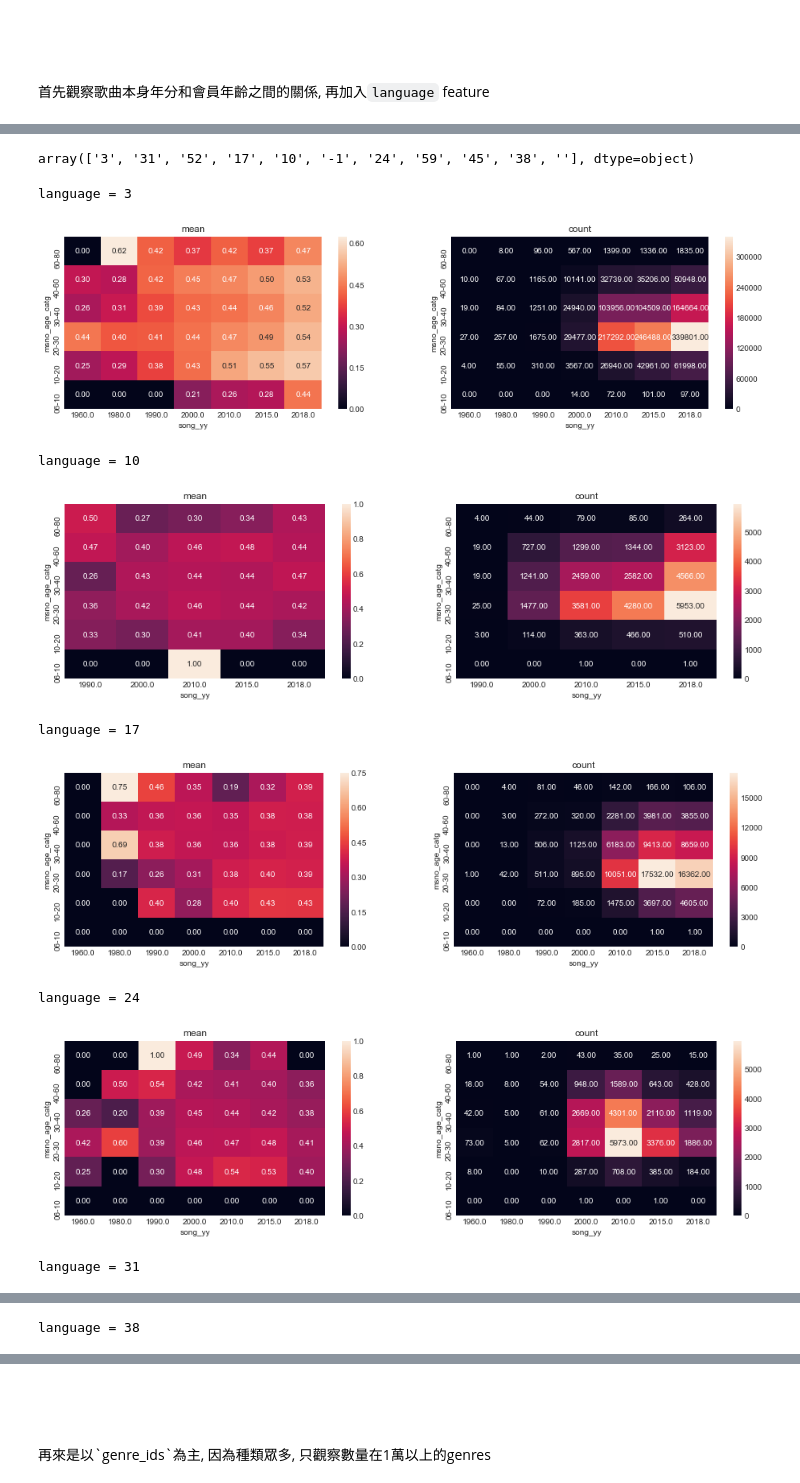
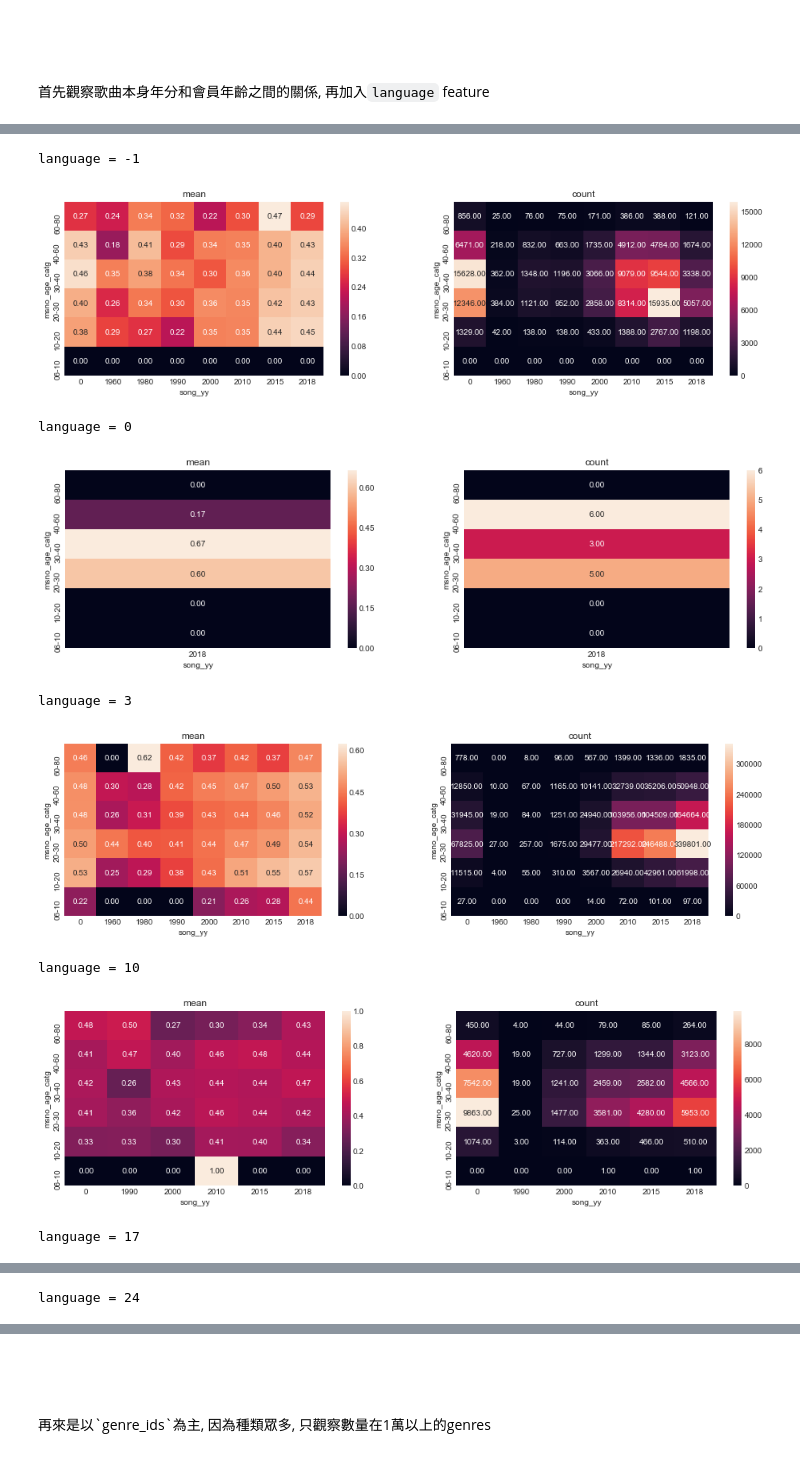
Before and after one commit to CloudMile/ml-specialized, a Jupyter notebook: kkbox/kkbox.ipynb, the cells around one changed output, grey strips where cells are left out. Drawn from its saved outputs; the diff is of its cells as text; code cells hidden in the pictures.

```diff
--- a/kkbox/kkbox.ipynb
+++ b/kkbox/kkbox.ipynb
@@ -164,6 +157,6 @@ songs['song_yy'] = (songs.isrc.str.slice(5, 7)
 age_bins = pd.Series([0, 1960, 1980, 1990, 2000, 2010, 2015])
 age_map = pd.Series([0, 1960, 1980, 1990, 2000, 2010, 2015, 2018])
 songs['song_yy'] = (pd.Series(np.digitize(songs.song_yy.fillna(-1), age_bins))
-                      .map(age_map))
+                      .map(age_map).map(str))
 del song_extra_info
 # %% [output]
@@ -208,7 +201,10 @@ stats.head()
 # %%
-ytick = ['06-10', '10-20', '20-30', '30-40', '40-60', '60-80']
-ytick.reverse()
+age_tick = ['06-10', '10-20', '20-30', '30-40', '40-60', '60-80']
+age_tick.reverse()
 
-chop = stats.query("song_yy > 0 and msno_age_catg != '' and language != '-1' and language != ''")
-utils_nb.heatmap(chop, 'msno_age_catg', 'song_yy', annot=False, ytick=ytick)
+# chop = stats.query("song_yy != '0' and msno_age_catg != '' and "
+#                    "language != '-1' and language != '0' and "
+#                    "genre_ids != ''")
+chop = stats.query("msno_age_catg != ''")
+utils_nb.heatmap(chop, 'msno_age_catg', 'song_yy', annot=True, ytick=age_tick, fmt='.1f')
 # %% [output]
@@ -237,18 +234,14 @@ utils_nb.heatmap(chop, 'msno_age_catg', 'language', annot=False,
-# %%
-songs.language.unique()
-# %% [output]
-array(['3', '31', '52', '17', '10', '-1', '24', '59', '45', '38', ''], dtype=object)
 # %%
-for lan in ('3', '10', '17', '24',  '31', '38', '45', '52', '59'):
+for lan in ('-1', '0', '3', '10', '17', '24',  '31', '38', '45', '52', '59'):
     print(f'language = {lan}')
-    utils_nb.heatmap(chop.query(f"language == '{lan}'"), 'msno_age_catg', 'song_yy', annot=True, ytick=ytick, fmt='.2f')
+    utils_nb.heatmap(chop.query(f"language == '{lan}'"), 'msno_age_catg', 'song_yy', annot=True, ytick=age_tick, fmt='.2f')
 # %% [output]
-language = 3
+language = -1
-[figure, old version]
+[figure, new version]
-language = 10
+language = 0
-[figure, old version]
+[figure, new version]
-language = 17
+language = 3
-[figure, old version]
+[figure, new version]
-language = 24
+language = 10
-[figure, old version]
+[figure, new version]
-language = 31
+language = 17
@@ -256 +249 @@ language = 31
-language = 38
+language = 24
```
Also changed, not shown: parts of 16 cells of this notebook, 1 other file.
